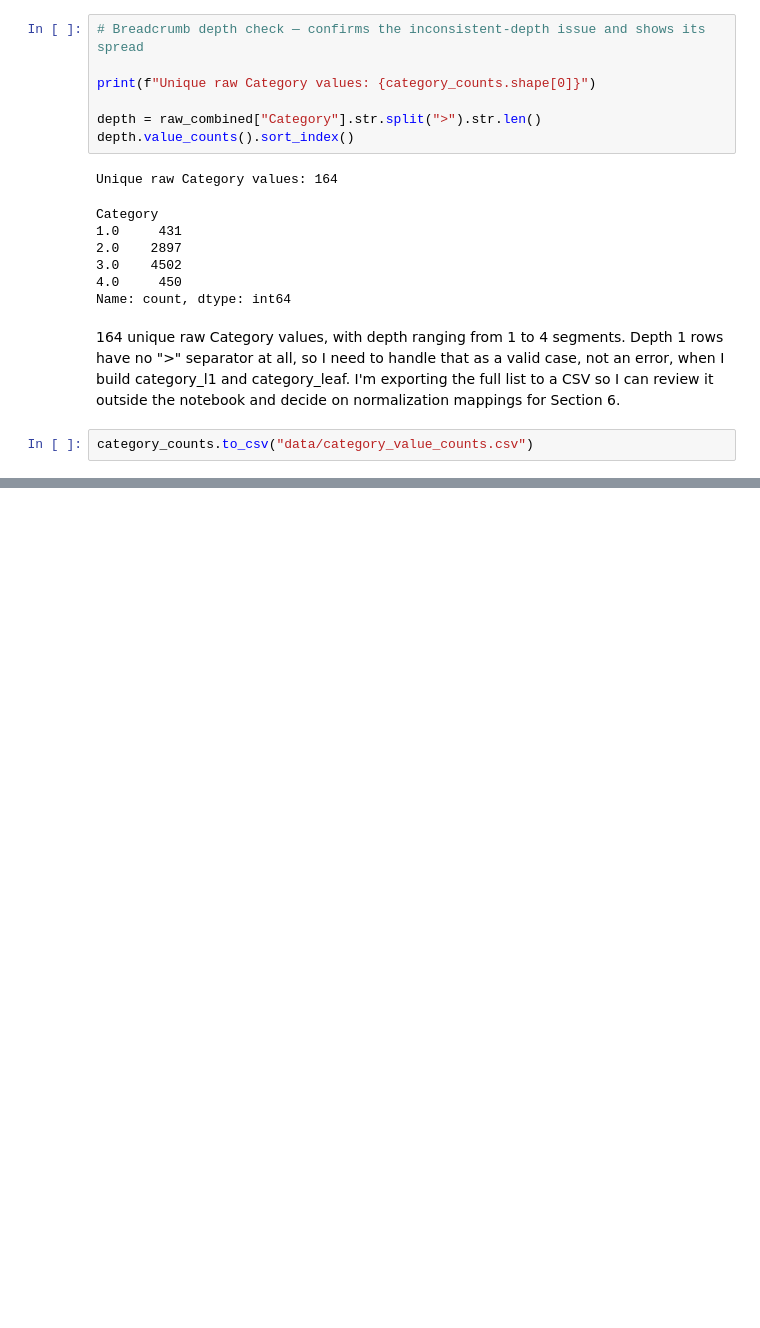
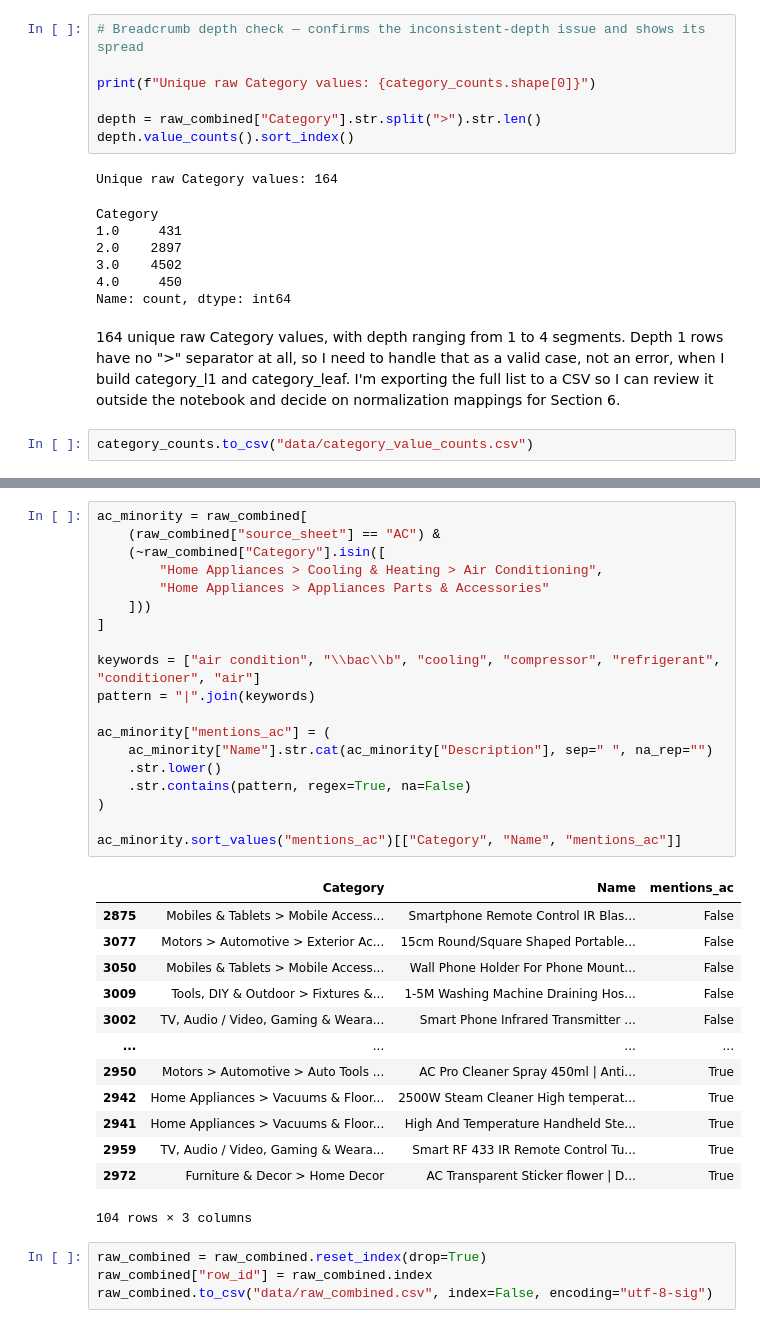
Before and after one commit to Rusher0077/Daraz-Automated-Price-Market-Intelligence-Pipeline, a Jupyter notebook: data_consolidation.ipynb, the cells around one changed output, grey strips where cells are left out. Cells and saved outputs as stored; diff of their text form; blank space fills up the shorter version.

```diff
--- a/data_consolidation.ipynb
+++ b/data_consolidation.ipynb
@@ -133,0 +175,37 @@ category_counts.to_csv("data/category_value_counts.csv")
+# %%
+ac_minority = raw_combined[
+    (raw_combined["source_sheet"] == "AC") &
+    (~raw_combined["Category"].isin([
+        "Home Appliances > Cooling & Heating > Air Conditioning",
+        "Home Appliances > Appliances Parts & Accessories"
+    ]))
+]
+
+keywords = ["air condition", "\\bac\\b", "cooling", "compressor", "refrigerant", "conditioner", "air"]
+pattern = "|".join(keywords)
+
+ac_minority["mentions_ac"] = (
+    ac_minority["Name"].str.cat(ac_minority["Description"], sep=" ", na_rep="")
+    .str.lower()
+    .str.contains(pattern, regex=True, na=False)
+)
+
+ac_minority.sort_values("mentions_ac")[["Category", "Name", "mentions_ac"]]
+# %% [output]
+|  | Category | Name | mentions_ac |
+| 2875 | Mobiles & Tablets > Mobile Access... | Smartphone Remote Control IR Blas... | False |
+| 3077 | Motors > Automotive > Exterior Ac... | 15cm Round/Square Shaped Portable... | False |
+| 3050 | Mobiles & Tablets > Mobile Access... | Wall Phone Holder For Phone Mount... | False |
+| 3009 | Tools, DIY & Outdoor > Fixtures &... | 1-5M Washing Machine Draining Hos... | False |
+| 3002 | TV, Audio / Video, Gaming & Weara... | Smart Phone Infrared Transmitter ... | False |
+| ... | ... | ... | ... |
+| 2950 | Motors > Automotive > Auto Tools ... | AC Pro Cleaner Spray 450ml | Anti... | True |
+| 2942 | Home Appliances > Vacuums & Floor... | 2500W Steam Cleaner High temperat... | True |
+| 2941 | Home Appliances > Vacuums & Floor... | High And Temperature Handheld Ste... | True |
+| 2959 | TV, Audio / Video, Gaming & Weara... | Smart RF 433 IR Remote Control Tu... | True |
+| 2972 | Furniture & Decor > Home Decor | AC Transparent Sticker flower | D... | True |
+104 rows × 3 columns
+# %%
+raw_combined = raw_combined.reset_index(drop=True)
+raw_combined["row_id"] = raw_combined.index
+raw_combined.to_csv("data/raw_combined.csv", index=False, encoding="utf-8-sig")
```
Also changed, not shown: parts of 22 cells of this notebook.
